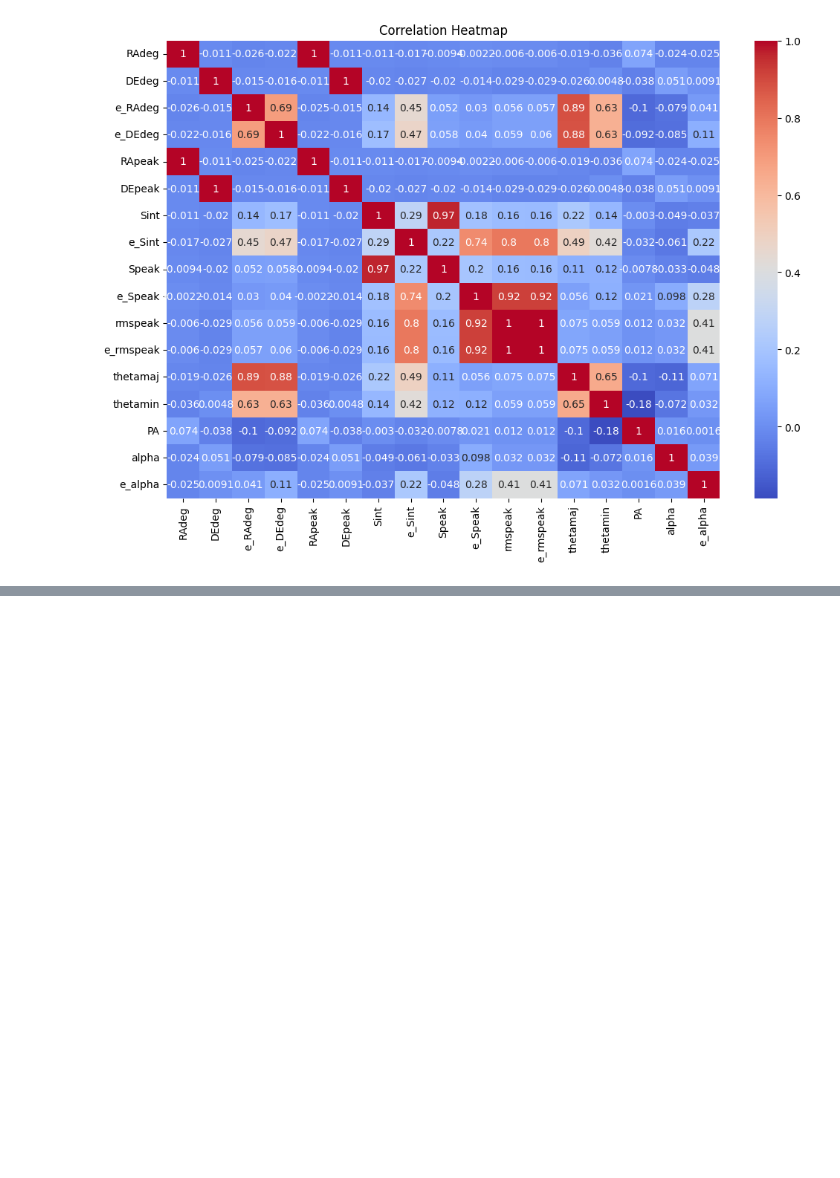
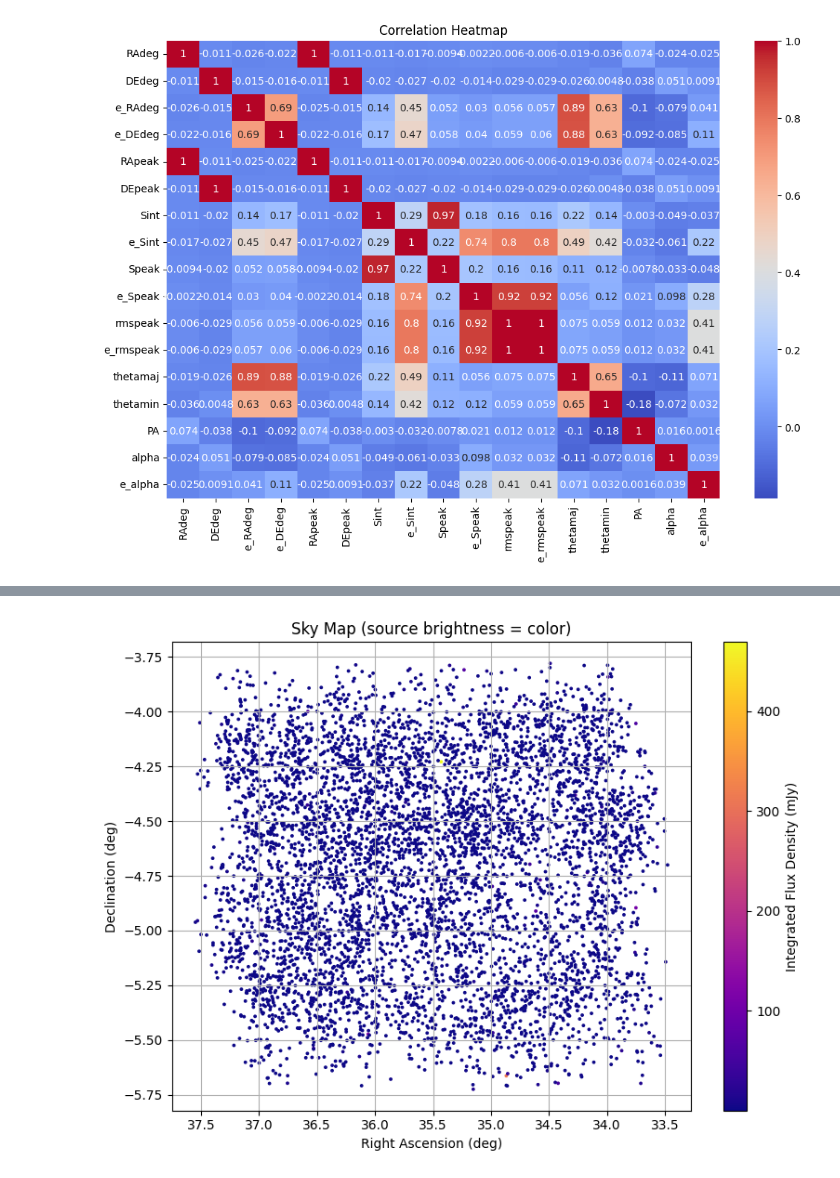
Before and after one commit to sasukeurahara/VLAimaging, a Jupyter notebook: notebooks/datacleaning.ipynb, the cells around one changed output, grey strips where cells are left out. Drawn from its saved outputs; the diff is of its cells as text; code cells hidden in the pictures; blank space fills up the shorter version.

```diff
--- a/notebooks/datacleaning.ipynb
+++ b/notebooks/datacleaning.ipynb
@@ -174,0 +187,17 @@ plt.show()
+# %%
+plt.figure(figsize=(8, 6))
+plt.scatter(df['RAdeg'], df['DEdeg'],
+            s=3,
+            c=df['Sint'],
+            cmap='plasma',
+            norm=plt.Normalize(vmin=df['Sint'].min(), vmax=df['Sint'].max()))
+plt.xlabel('Right Ascension (deg)')
+plt.ylabel('Declination (deg)')
+plt.title('Sky Map (source brightness = color)')
+plt.gca().invert_xaxis()
+plt.grid(True)
+plt.colorbar(label='Integrated Flux Density (mJy)')
+plt.tight_layout()
+plt.show()
+# %% [output]
+[figure, added]
```
Also changed, not shown: parts of 6 cells of this notebook, 2 other files.
